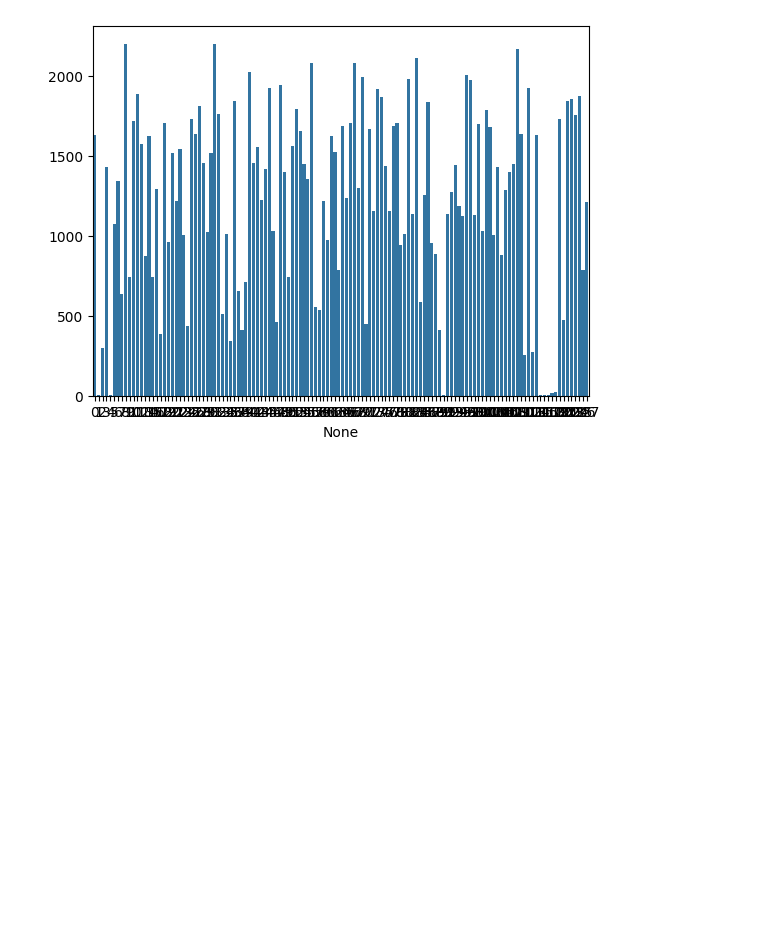
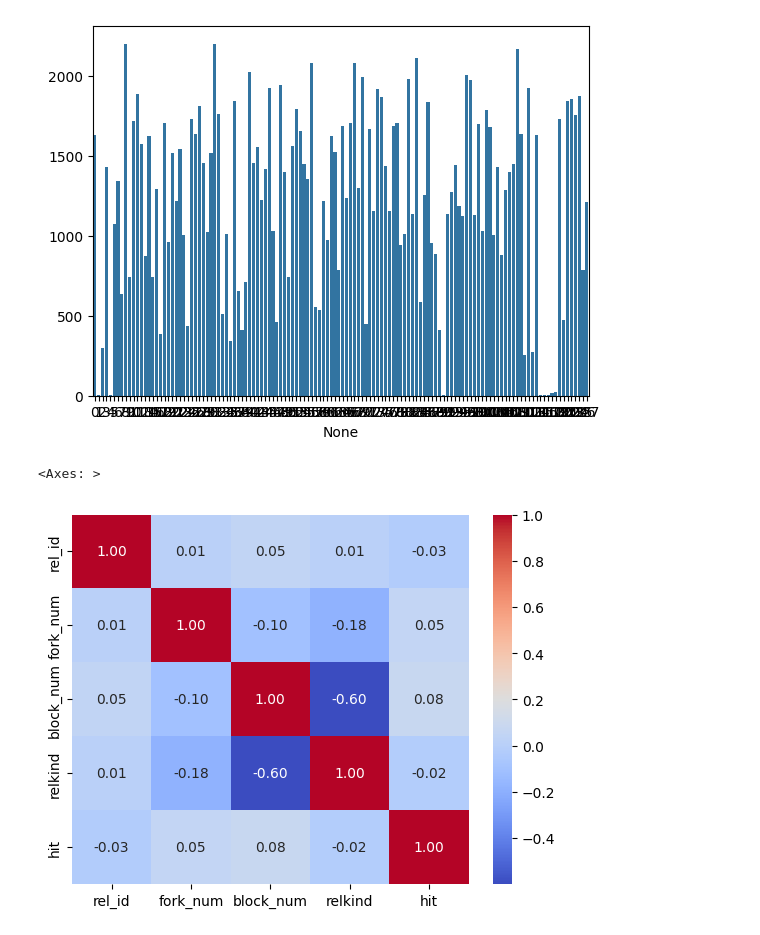
Before and after one commit to maxerMU/masters_nir, a Jupyter notebook: diplom/src/analyse_data.ipynb, the cells around one changed output. Drawn from its saved outputs; the diff is of its cells as text; code cells hidden in the pictures; blank space fills up the shorter version.

```diff
--- a/diplom/src/analyse_data.ipynb
+++ b/diplom/src/analyse_data.ipynb
@@ -96,3 +97,10 @@ sns.barplot(x=value_counts.index, y=value_counts.values)
 128
 <Axes: xlabel='None'>
 [figure]
+# %%
+df = pd.DataFrame([asdict(page) for page in pages])
+correlation_matrix = df.corr()
+sns.heatmap(correlation_matrix, annot=True, cmap='coolwarm', fmt='.2f')
+# %% [output]
+<Axes: >
+[figure, added]
```
Also changed, not shown: parts of 2 cells of this notebook, 4 other files.
